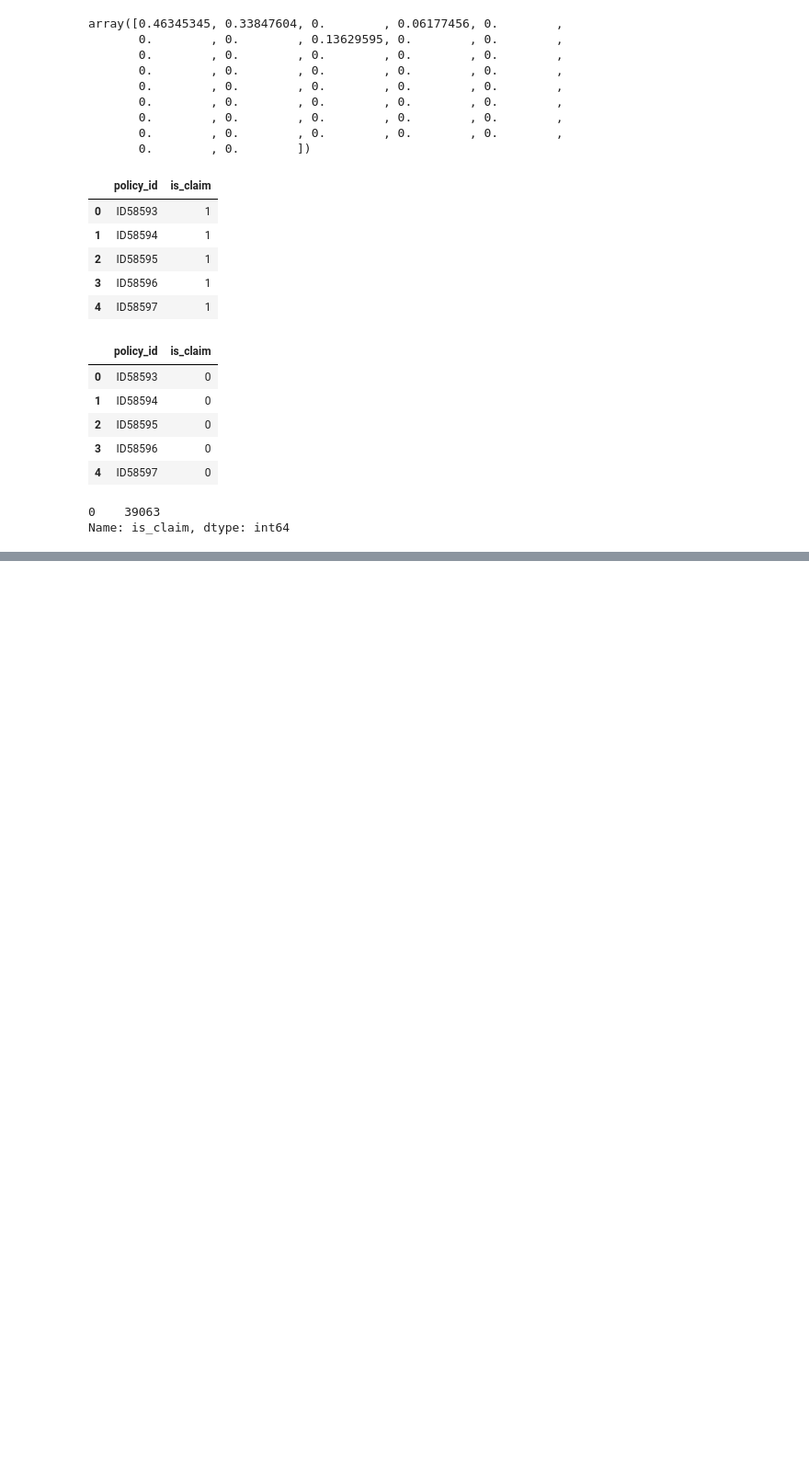
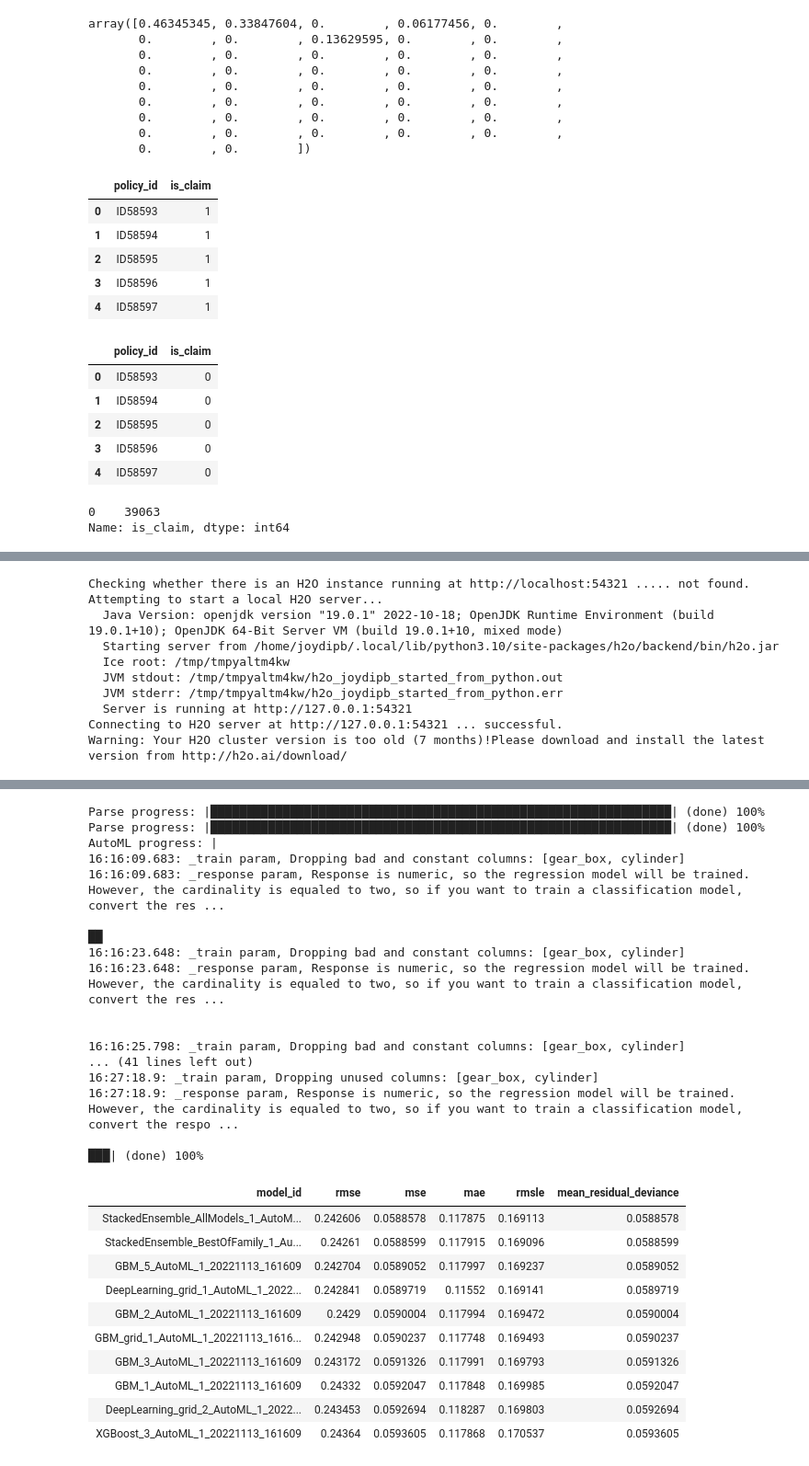
Before and after one commit to Joyfreaky/Dataverse, a Jupyter notebook: notebook/code.ipynb, the cells around one changed output, grey strips where cells are left out. Shown: that part at 92% size. Saved outputs shown, nothing was run; the diff lists cells and outputs as text; code cells hidden in the pictures; blank space fills up the shorter version.

```diff
--- a/notebook/code.ipynb
+++ b/notebook/code.ipynb
@@ -295,3 +295,9 @@ for col in categorical_cols:
     if col not in ['policy_id']:
         train[col] = train[col].astype('category')
         test[col] = test[col].astype('category')
+# %%
+# Change the data type of the is_claim column to category
+train['is_claim'] = train['is_claim'].astype('category')
+# %%
+# Change False to 0 and True to 1
+train['is_claim'] = train['is_claim'].cat.codes
@@ -298,3 +306,6 @@ for col in categorical_cols:
+# %%
+# Change the is_claim column to category
+train['is_claim'] = train['is_claim'].astype('category')
 # %%
 # Check the data types of the train data
 train.dtypes
@@ -439,0 +466,42 @@ submission.to_csv('/home/joydipb/Documents/Dataverse/data/submission.csv', index
+# %%
+# AutoML with H2O
+import h2o
+from h2o.automl import H2OAutoML
+
+# Start the H2O server
+h2o.init()
+
+# Convert the train data to H2OFrame
+train_h2o = h2o.H2OFrame(train)
+
+# Convert the test data to H2OFrame
+test_h2o = h2o.H2OFrame(test)
+
+# Set the target variable
+y = 'is_claim'
+
+# Set the features epcept the target variable and the policy_id
+x = train_h2o.columns
+x.remove(y)
+x.remove('policy_id')
+
+# Build the model
+aml = H2OAutoML(max_models=20, seed=42)
+aml.train(x=x, y=y, training_frame=train_h2o)
+
+# Get the leaderboard
+lb = aml.leaderboard
+
+# Check the leaderboard
+lb.head()
+# %% [output]
+Checking whether there is an H2O instance running at http://localhost:54321 ..... not found.
+Attempting to start a local H2O server...
+  Java Version: openjdk version "19.0.1" 2022-10-18; OpenJDK Runtime Environment (build 19.0.1+10); OpenJDK 64-Bit Server VM (build 19.0.1+10, mixed mode)
+  Starting server from /home/joydipb/.local/lib/python3.10/site-packages/h2o/backend/bin/h2o.jar
+  Ice root: /tmp/tmpyaltm4kw
+  JVM stdout: /tmp/tmpyaltm4kw/h2o_joydipb_started_from_python.out
+  JVM stderr: /tmp/tmpyaltm4kw/h2o_joydipb_started_from_python.err
+  Server is running at http://127.0.0.1:54321
+Connecting to H2O server at http://127.0.0.1:54321 ... successful.
+Warning: Your H2O cluster version is too old (7 months)!Please download and install the latest version from http://h2o.ai/download/
@@ -439,0 +523,28 @@ submission.to_csv('/home/joydipb/Documents/Dataverse/data/submission.csv', index
+Parse progress: |████████████████████████████████████████████████████████████████| (done) 100%
+Parse progress: |████████████████████████████████████████████████████████████████| (done) 100%
+AutoML progress: |
+16:16:09.683: _train param, Dropping bad and constant columns: [gear_box, cylinder]
+16:16:09.683: _response param, Response is numeric, so the regression model will be trained. However, the cardinality is equaled to two, so if you want to train a classification model, convert the res ...
+
+██
+16:16:23.648: _train param, Dropping bad and constant columns: [gear_box, cylinder]
+16:16:23.648: _response param, Response is numeric, so the regression model will be trained. However, the cardinality is equaled to two, so if you want to train a classification model, convert the res ...
+
+
+16:16:25.798: _train param, Dropping bad and constant columns: [gear_box, cylinder]
+... (41 lines left out)
+16:27:18.9: _train param, Dropping unused columns: [gear_box, cylinder]
+16:27:18.9: _response param, Response is numeric, so the regression model will be trained. However, the cardinality is equaled to two, so if you want to train a classification model, convert the respo ...
+
+███| (done) 100%
+| model_id | rmse | mse | mae | rmsle | mean_residual_deviance |
+| StackedEnsemble_AllModels_1_AutoM... | 0.242606 | 0.0588578 | 0.117875 | 0.169113 | 0.0588578 |
+| StackedEnsemble_BestOfFamily_1_Au... | 0.24261 | 0.0588599 | 0.117915 | 0.169096 | 0.0588599 |
+| GBM_5_AutoML_1_20221113_161609 | 0.242704 | 0.0589052 | 0.117997 | 0.169237 | 0.0589052 |
+| DeepLearning_grid_1_AutoML_1_2022... | 0.242841 | 0.0589719 | 0.11552 | 0.169141 | 0.0589719 |
+| GBM_2_AutoML_1_20221113_161609 | 0.2429 | 0.0590004 | 0.117994 | 0.169472 | 0.0590004 |
+| GBM_grid_1_AutoML_1_20221113_1616... | 0.242948 | 0.0590237 | 0.117748 | 0.169493 | 0.0590237 |
+| GBM_3_AutoML_1_20221113_161609 | 0.243172 | 0.0591326 | 0.117991 | 0.169793 | 0.0591326 |
+| GBM_1_AutoML_1_20221113_161609 | 0.24332 | 0.0592047 | 0.117848 | 0.169985 | 0.0592047 |
+| DeepLearning_grid_2_AutoML_1_2022... | 0.243453 | 0.0592694 | 0.118287 | 0.169803 | 0.0592694 |
+| XGBoost_3_AutoML_1_20221113_161609 | 0.24364 | 0.0593605 | 0.117868 | 0.170537 | 0.0593605 |
```
Also changed, not shown: parts of 8 cells of this notebook, 19 other files.
